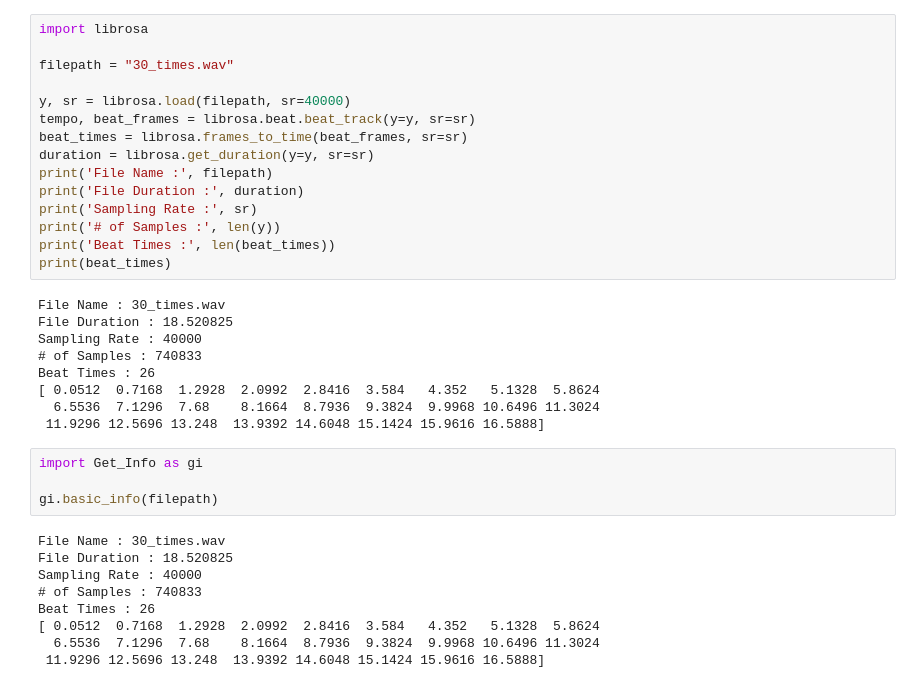
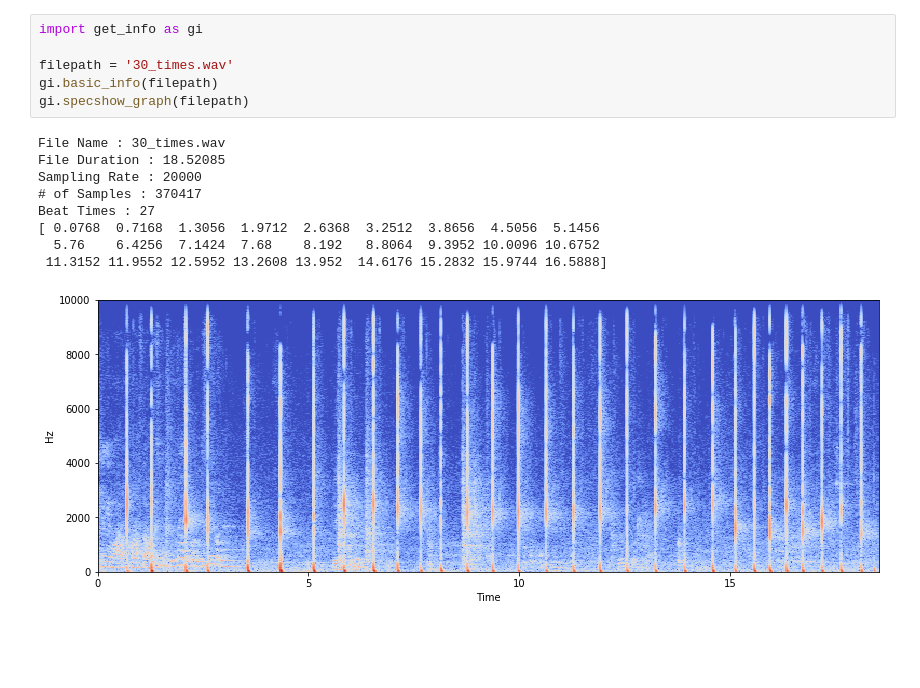
Before and after one commit to Dodant/snap-point, a Jupyter notebook: Untitled.ipynb, the cells around one changed output. Cells and saved outputs as stored; diff of their text form; blank space fills up the shorter version.

```diff
--- a/Untitled.ipynb
+++ b/Untitled.ipynb
@@ -1,37 +1,16 @@
-# %%
-import librosa
-
-filepath = "30_times.wav"
-
-y, sr = librosa.load(filepath, sr=40000)
-tempo, beat_frames = librosa.beat.beat_track(y=y, sr=sr)
-beat_times = librosa.frames_to_time(beat_frames, sr=sr)
-duration = librosa.get_duration(y=y, sr=sr)
-print('File Name :', filepath)
-print('File Duration :', duration)
-print('Sampling Rate :', sr)
-print('# of Samples :', len(y))
-print('Beat Times :', len(beat_times))
-print(beat_times)
-# %% [output]
-File Name : 30_times.wav
-File Duration : 18.520825
-Sampling Rate : 40000
-# of Samples : 740833
-Beat Times : 26
-[ 0.0512  0.7168  1.2928  2.0992  2.8416  3.584   4.352   5.1328  5.8624
-  6.5536  7.1296  7.68    8.1664  8.7936  9.3824  9.9968 10.6496 11.3024
- 11.9296 12.5696 13.248  13.9392 14.6048 15.1424 15.9616 16.5888]
 # %%
-import Get_Info as gi
+import get_info as gi
 
+filepath = '30_times.wav'
 gi.basic_info(filepath)
+gi.specshow_graph(filepath)
 # %% [output]
 File Name : 30_times.wav
-File Duration : 18.520825
-Sampling Rate : 40000
-# of Samples : 740833
-Beat Times : 26
-[ 0.0512  0.7168  1.2928  2.0992  2.8416  3.584   4.352   5.1328  5.8624
-  6.5536  7.1296  7.68    8.1664  8.7936  9.3824  9.9968 10.6496 11.3024
- 11.9296 12.5696 13.248  13.9392 14.6048 15.1424 15.9616 16.5888]
+File Duration : 18.52085
+Sampling Rate : 20000
+# of Samples : 370417
+Beat Times : 27
+[ 0.0768  0.7168  1.3056  1.9712  2.6368  3.2512  3.8656  4.5056  5.1456
+  5.76    6.4256  7.1424  7.68    8.192   8.8064  9.3952 10.0096 10.6752
+ 11.3152 11.9552 12.5952 13.2608 13.952  14.6176 15.2832 15.9744 16.5888]
+[figure, added]
```
Also changed, not shown: parts of 2 cells of this notebook, 3 other files.
